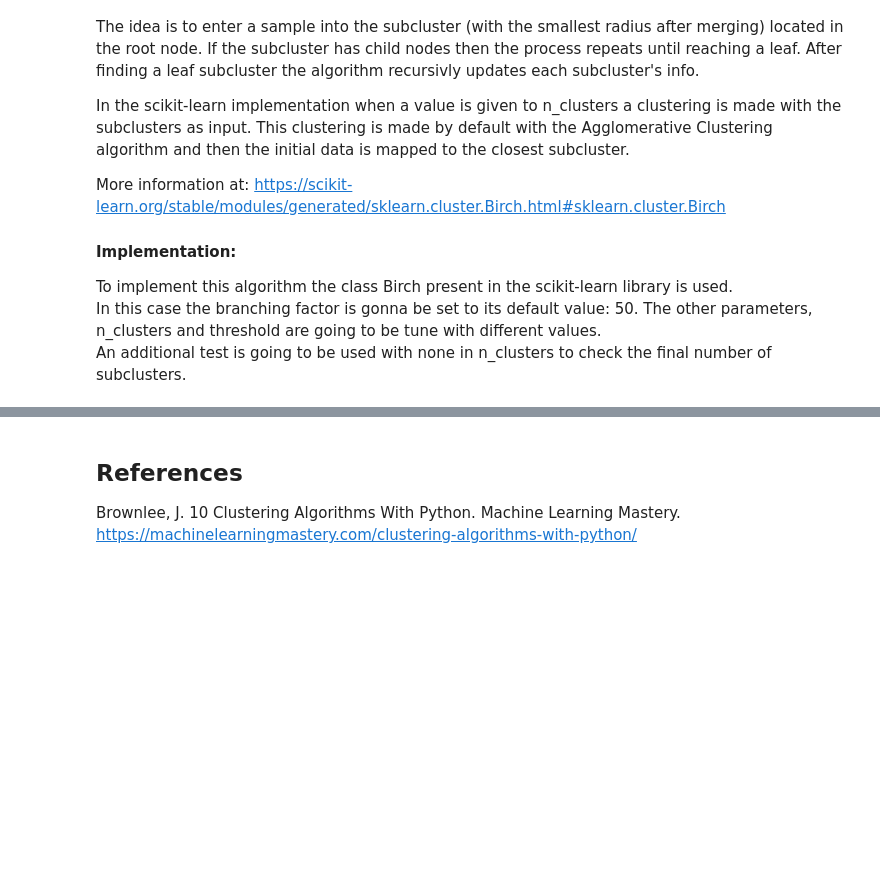
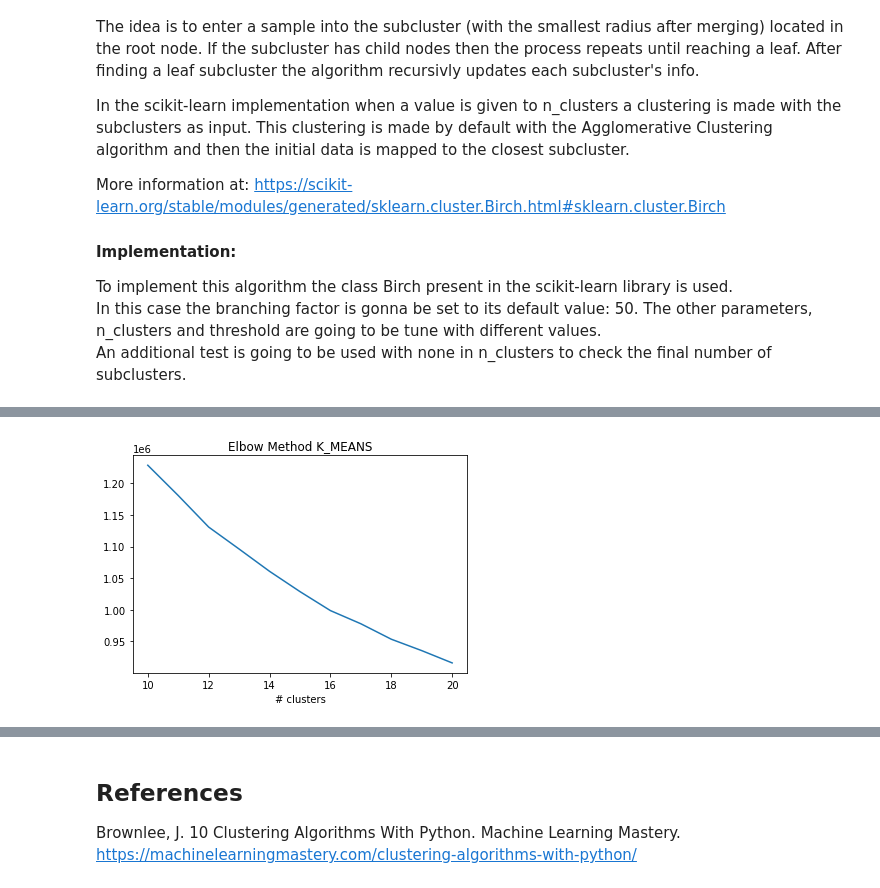
Before and after one commit to GabrielVargasR/University-Artificial-Intelligence, a Jupyter notebook: TC4 - Classification and Clustering/2021-2-Trabajo Practico_04.ipynb, the cells around one changed output, grey strips where cells are left out. Cells and saved outputs as stored; diff of their text form; code cells hidden in the pictures; blank space fills up the shorter version.

```diff
--- a/TC4 - Classification and Clustering/2021-2-Trabajo Practico_04.ipynb
+++ b/TC4 - Classification and Clustering/2021-2-Trabajo Practico_04.ipynb
@@ -643,0 +724,8 @@ BIRCH algorithm is also gonna be tested without number of clusters input.
+# %%
+# Graph of increased ranged of K means
+plt.plot(cluster_quantities, results["K_MEANS_2"] )
+plt.title("Elbow Method K_MEANS")
+plt.xlabel("# clusters")
+plt.show()
+# %% [output]
+[figure, added]
```
Also changed, not shown: parts of 18 cells of this notebook.
